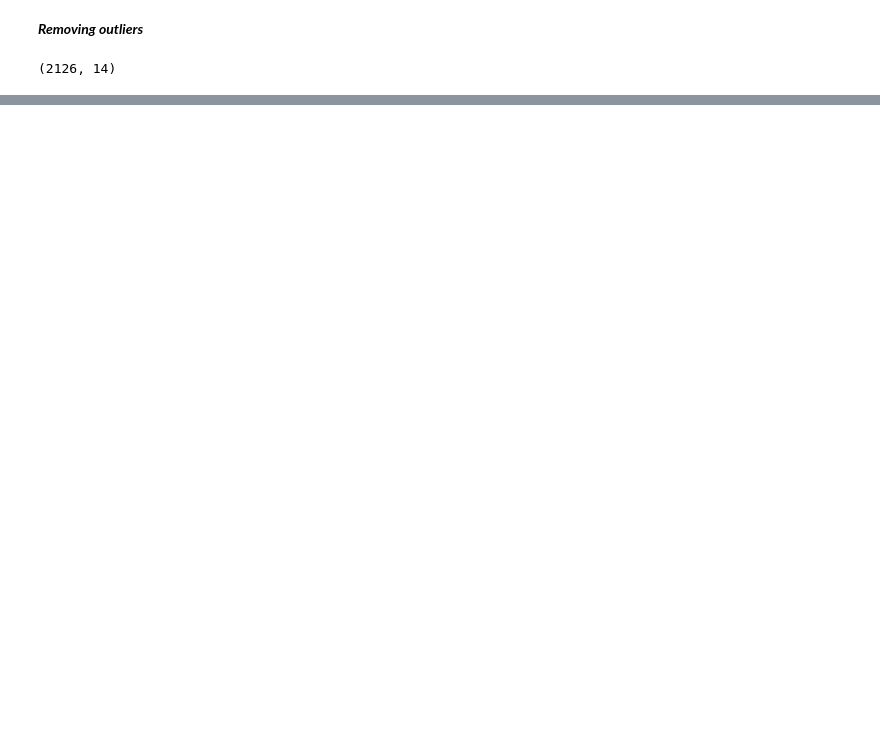
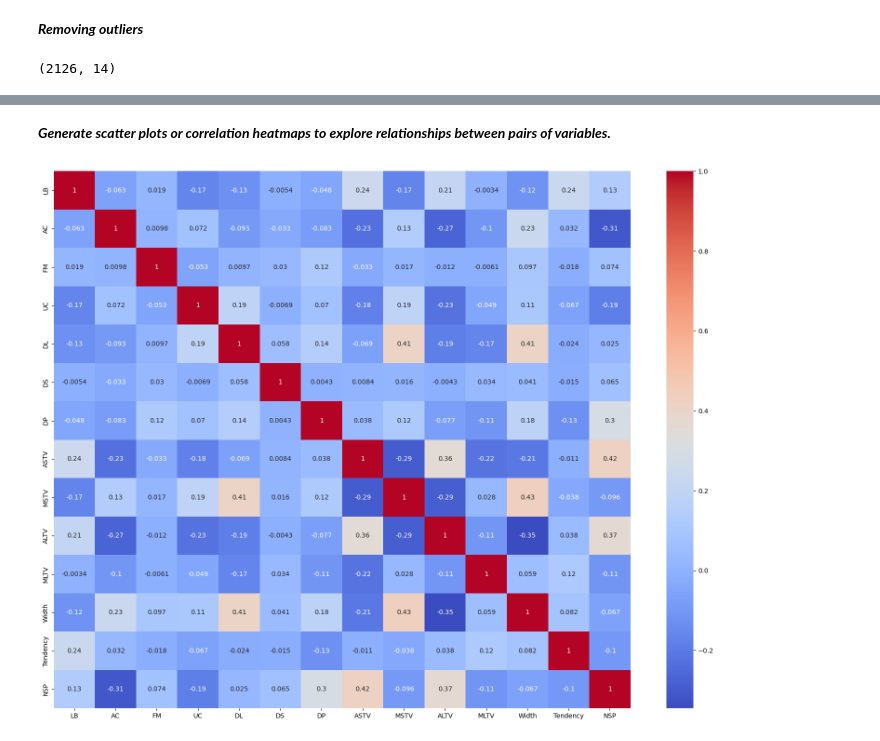
Before and after one commit to anugrahaanilkumar/Datasceince, a Jupyter notebook: EDA assignment solution.ipynb, the cells around one changed output, grey strips where cells are left out. Saved outputs shown, nothing was run; the diff lists cells and outputs as text; code cells hidden in the pictures; blank space fills up the shorter version.

```diff
--- a/EDA assignment solution.ipynb
+++ b/EDA assignment solution.ipynb
@@ -177,0 +332,8 @@ Removed 0 outliers.
+# %% [markdown]
+***Generate scatter plots or correlation heatmaps to explore relationships between pairs of variables.***
+# %%
+plt.figure(figsize=(20,15))
+sns.heatmap(data.corr(),annot=True,cmap='coolwarm')
+plt.show()
+# %% [output]
+[figure, added]
```
Also changed, not shown: parts of 28 cells of this notebook.
